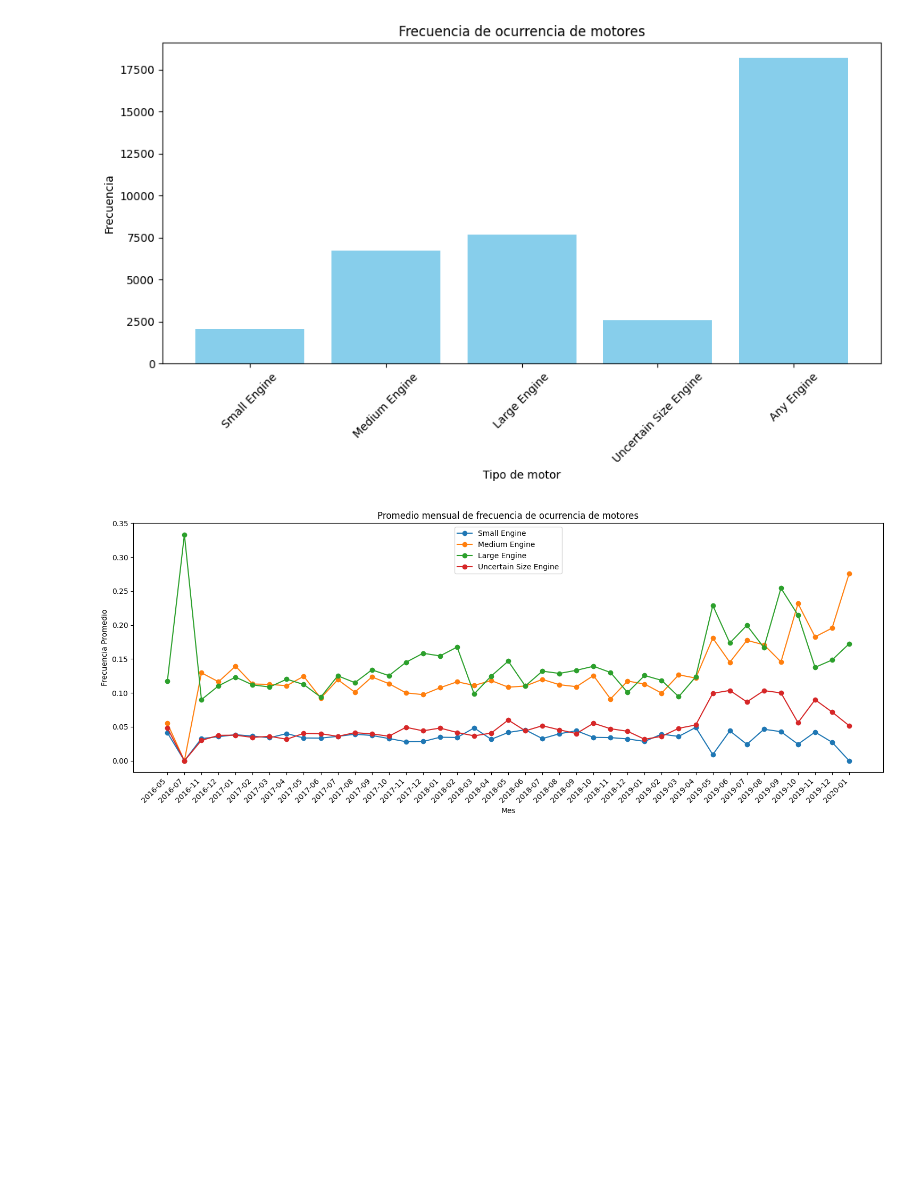
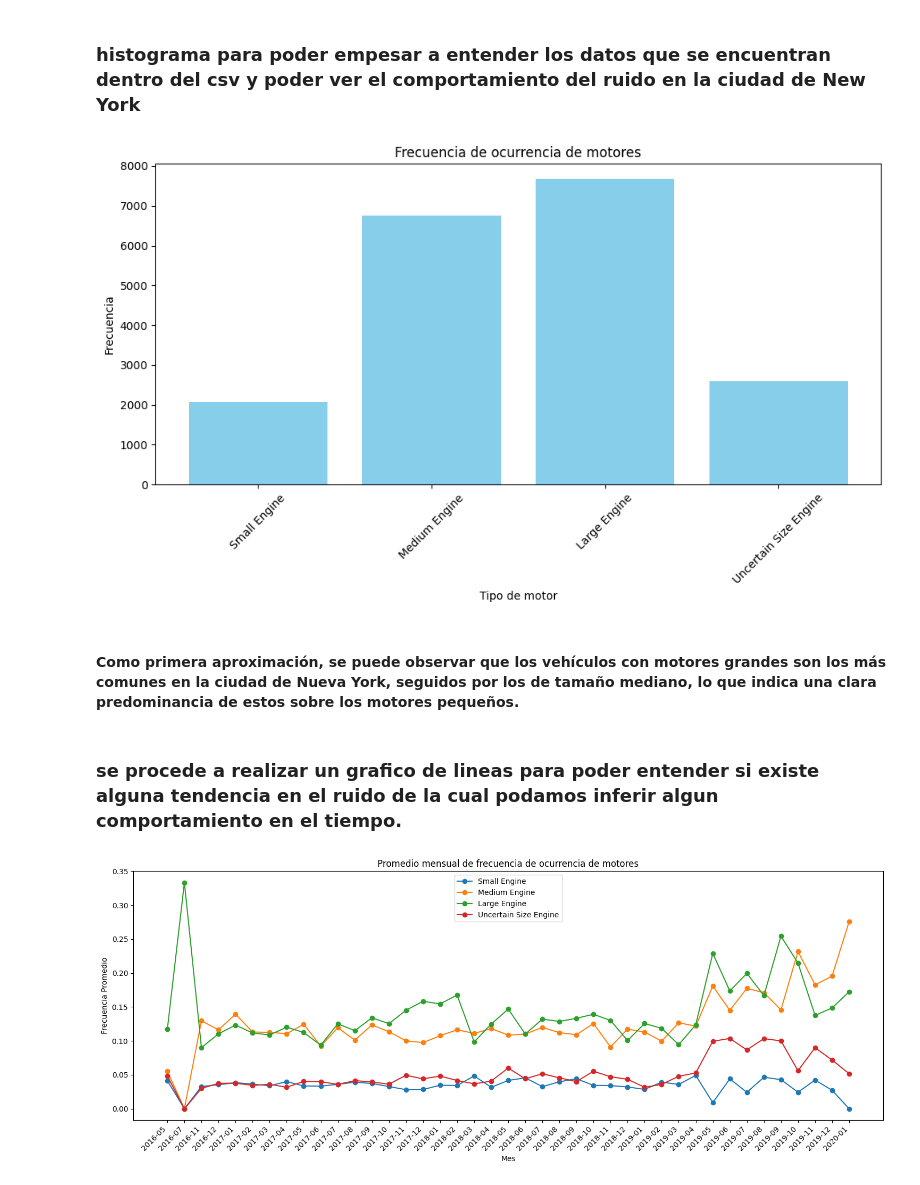
Before and after one commit to eremohn/huella_de_carbono_en_NYC, a Jupyter notebook: Sprint_1/EDA/EDA_sonidos_NYC.ipynb, the cells around one changed output. Drawn from its saved outputs; the diff is of its cells as text; code cells hidden in the pictures; blank space fills up the shorter version.

```diff
--- a/Sprint_1/EDA/EDA_sonidos_NYC.ipynb
+++ b/Sprint_1/EDA/EDA_sonidos_NYC.ipynb
@@ -4,37 +48,42 @@ import pandas as pd
+# %% [markdown]
+### histograma para poder empesar a entender los datos que se encuentran dentro del csv y poder ver el comportamiento del ruido en la ciudad de New York
 # %%
 # Leer los archivos CSV
 df = pd.read_csv('NYC_sonidos.csv')
 
 # Calcular la frecuencia de ocurrencia de cada tipo de motor
-freq_small_engine = df['1-1_small-sounding-engine_presence'].sum()
-freq_medium_engine = df['1-2_medium-sounding-engine_presence'].sum()
-freq_large_engine = df['1-3_large-sounding-engine_presence'].sum()
-freq_uncertain_engine = df['1-X_engine-of-uncertain-size_presence'].sum()
-freq_any_engine = df['1_engine_presence'].sum()
+freq_small_engine = df['small_sounding_engine_presence'].sum()
+freq_medium_engine = df['medium_sounding_engine_presence'].sum()
+freq_large_engine = df['large_sounding_engine_presence'].sum()
+freq_uncertain_engine = df['engine_of_uncertain_size_presence'].sum()
 
 # Crear un gráfico de barras
 plt.figure(figsize=(10, 6))
 
 # Etiquetas de los tipos de motor
-labels = ['Small Engine', 'Medium Engine', 'Large Engine', 'Uncertain Size Engine', 'Any Engine']
+labels = ['Small Engine', 'Medium Engine', 'Large Engine', 'Uncertain Size Engine']
 
 # Frecuencias de ocurrencia de los tipos de motor
-frequencies = [freq_small_engine, freq_medium_engine, freq_large_engine, freq_uncertain_engine, freq_any_engine]
+frequencies = [freq_small_engine, freq_medium_engine, freq_large_engine, freq_uncertain_engine]
 
 # Graficar
 plt.bar(labels, frequencies, color='skyblue')
 
 # Añadir título y etiquetas
 plt.title('Frecuencia de ocurrencia de motores')
 plt.xlabel('Tipo de motor')
 plt.ylabel('Frecuencia')
 
 # Mostrar el gráfico
 plt.xticks(rotation=45)
 plt.tight_layout()
 plt.show()
 # %% [output]
-[figure, old version]
+[figure, new version]
+# %% [markdown]
+#### Como primera aproximación, se puede observar que los vehículos con motores grandes son los más comunes en la ciudad de Nueva York, seguidos por los de tamaño mediano, lo que indica una clara predominancia de estos sobre los motores pequeños.
+# %% [markdown]
+### se procede a realizar un grafico de lineas para poder entender si existe alguna tendencia en el ruido de la cual podamos inferir algun comportamiento en el tiempo.
 # %%
 # Leer los archivos CSV
 df = pd.read_csv('NYC_sonidos.csv')
```
Also changed, not shown: parts of 6 cells of this notebook, 1 other file.
